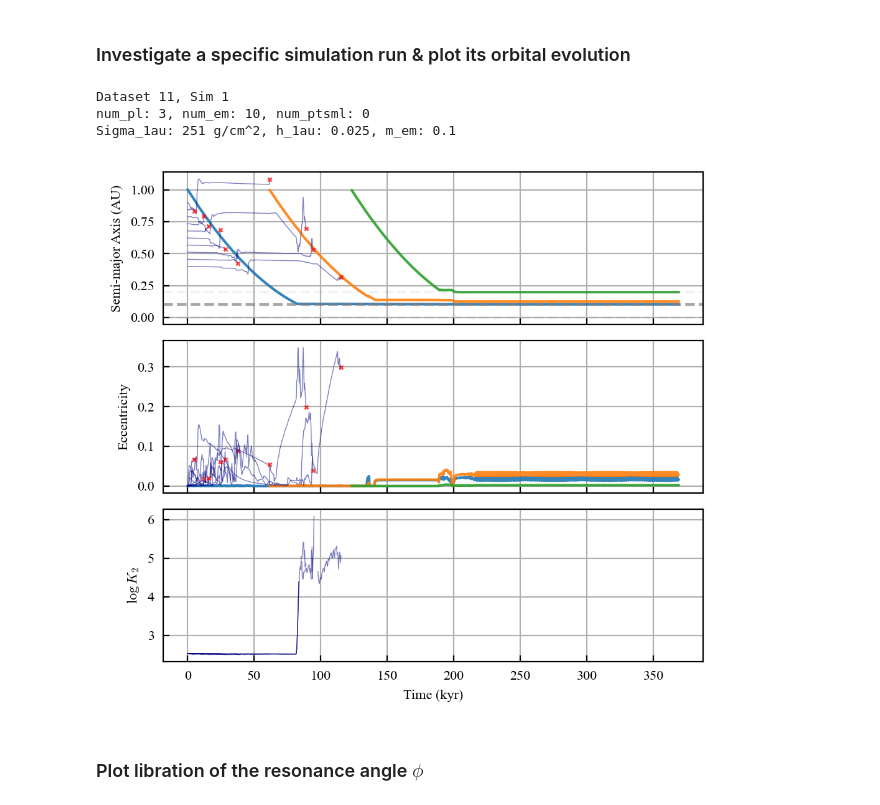
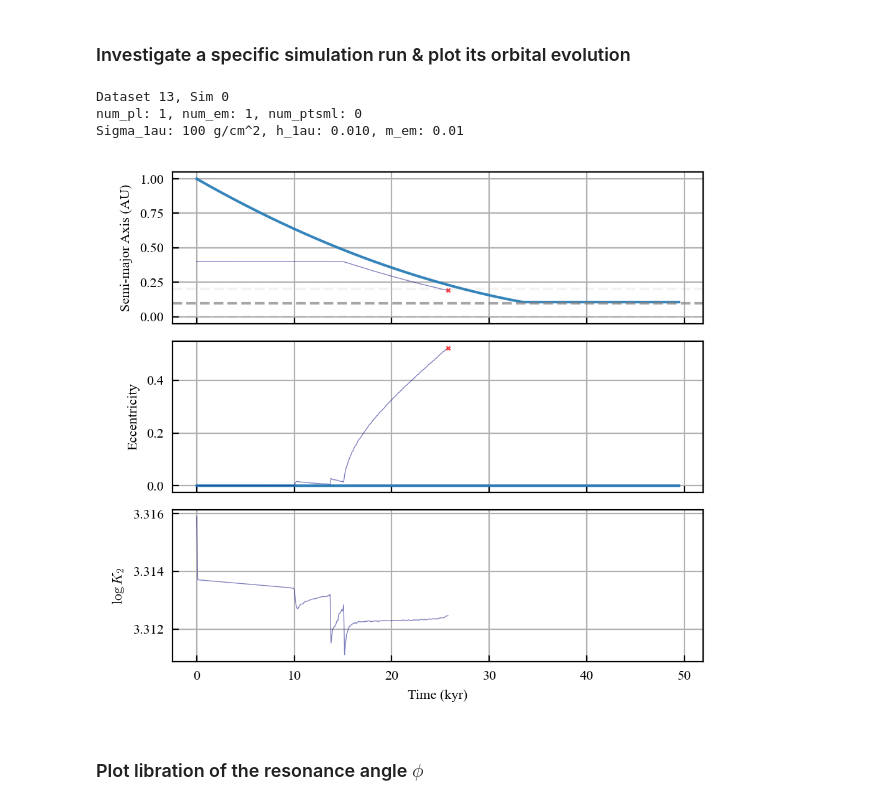
Before and after one commit to dchen10Git/uh-ifa-reu-2026, a Jupyter notebook: analyze_one_sim.ipynb, the cells around one changed output. Cells and saved outputs as stored; diff of their text form; code cells hidden in the pictures.

```diff
--- a/analyze_one_sim.ipynb
+++ b/analyze_one_sim.ipynb
@@ -294,39 +294,39 @@ def plot_system(saved_sim, elements, num_pl, num_em, num_ptsml, t_units='kyr'):
     # plt.suptitle("Orbital Evolution")
     plt.tight_layout(); plt.show()
     # plt.savefig("orbital_evo.svg", bbox_inches="tight")
 
-dataset_id = 11
-sim_id = 1
+dataset_id = 13
+sim_id = 0
 
 elements = ['a', 'e', 'log_K2']
 
 for sim_id in range(sim_id, sim_id+1):
 # for sim_id in inside_d:
     base_dir = Path.cwd()
     file_path = base_dir.parent / f"sim_results/dataset{dataset_id}" / f"sim{sim_id}.h5"
 
     try:
         saved_sim = reb_sims.load_simulation_run(file_path)
     except FileNotFoundError:
         print(f"Sim {sim_id} not found")
         continue
 
     sim_data, metadata = saved_sim
     m_star = metadata['m_star']
     rock_names = list(sim_data.keys())
     rocks = {p: sim_data[p] for p in rock_names}
     num_pl, num_em, num_ptsml = metadata['num_pl'], metadata['num_em'], metadata['num_ptsml']
 
     print(f"Dataset {dataset_id}, Sim {sim_id}")
     print(f"num_pl: {metadata['num_pl']}, num_em: {metadata['num_em']}, num_ptsml: {metadata['num_ptsml']}")
     print(f"Sigma_1au: {metadata['Sigma_1au']:.0f} g/cm^2, h_1au: {metadata['h_1au']:.3f}, m_em: {metadata['m_em']}")
     # plot_system(saved_sim, ['a', 'e', 'P_ratio', 'tau_a'], num_pl, num_em, num_ptsml)
     plot_system(saved_sim, elements, num_pl, num_em, num_ptsml)
 # %% [output]
-Dataset 11, Sim 1
-num_pl: 3, num_em: 10, num_ptsml: 0
-Sigma_1au: 251 g/cm^2, h_1au: 0.025, m_em: 0.1
+Dataset 13, Sim 0
+num_pl: 1, num_em: 1, num_ptsml: 0
+Sigma_1au: 100 g/cm^2, h_1au: 0.010, m_em: 0.01
-[figure, old version]
+[figure, new version]
 # %% [markdown]
 ### Plot libration of the resonance angle $\phi$
 # %%
```
